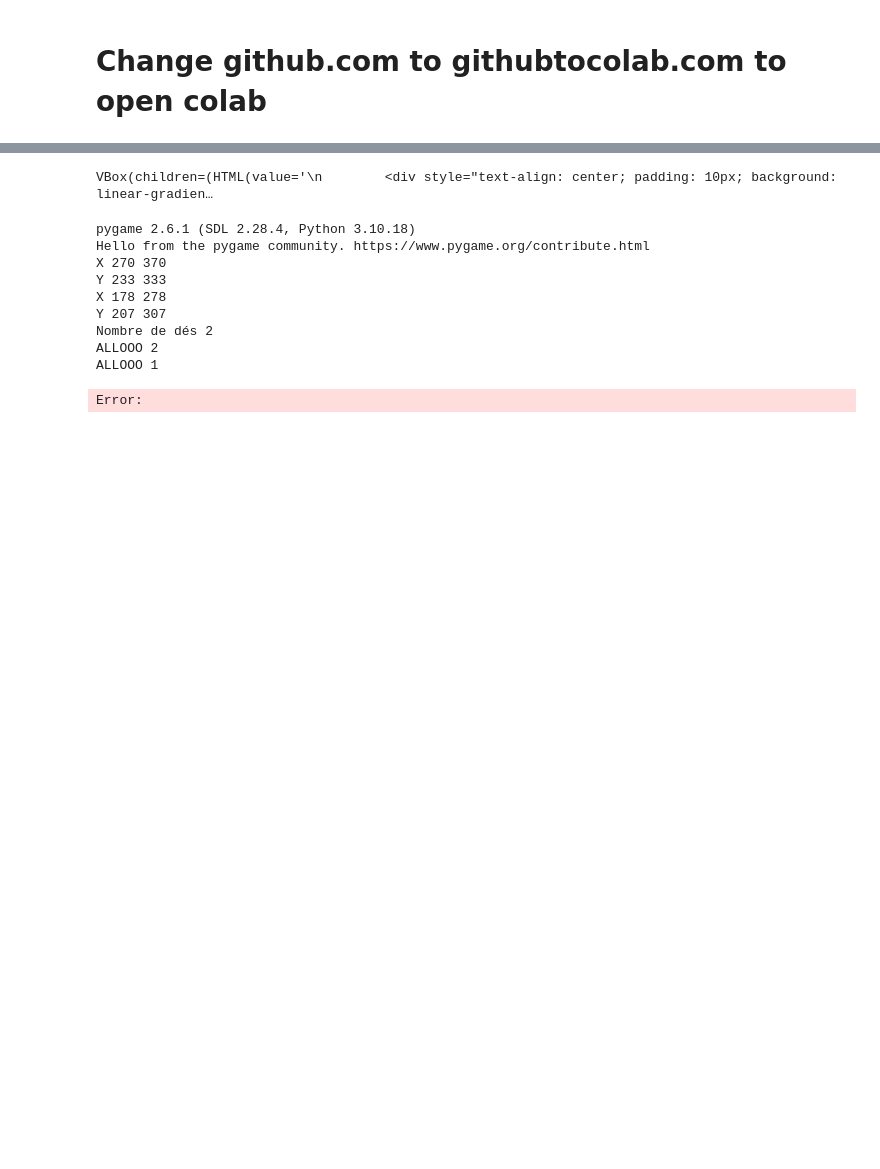
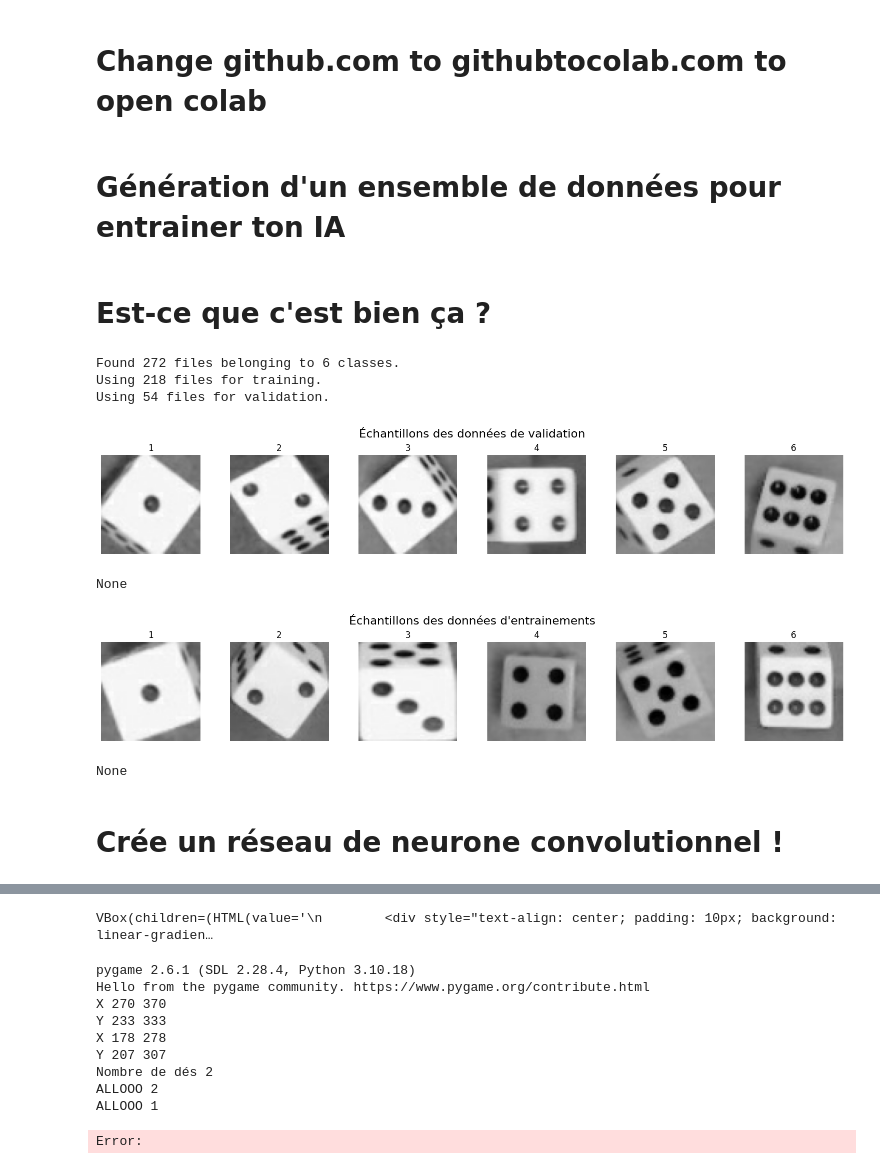
Before and after one commit to cegranger/craps-ai, a Jupyter notebook: craps.ipynb, the cells around one changed output, grey strips where cells are left out. Saved outputs shown, nothing was run; the diff lists cells and outputs as text; code cells hidden in the pictures; blank space fills up the shorter version.

```diff
--- a/craps.ipynb
+++ b/craps.ipynb
@@ -9,3 +9,5 @@ os.chdir("craps-ai")
 
 !git checkout notebook-opencv
 # !pip install -r requirements.txt
+# %% [markdown]
+# Génération d'un ensemble de données pour entrainer ton IA
@@ -11,0 +17,20 @@ os.chdir("craps-ai")
+# %% [markdown]
+# Est-ce que c'est bien ça ?
+# %%
+import matplotlib.pyplot as plt
+from datasets.dataset import Dataset
+
+# affiche les données de validation 0 et d'entrainement 1
+data = Dataset()
+print(data.plot_classes(0))
+print(data.plot_classes(1))
+# %% [output]
+Found 272 files belonging to 6 classes.
+Using 218 files for training.
+Using 54 files for validation.
+[figure, added]
+None
+[figure, added]
+None
+# %% [markdown]
+# Crée un réseau de neurone convolutionnel !
```
Also changed, not shown: parts of 8 cells of this notebook, 6 other files.
